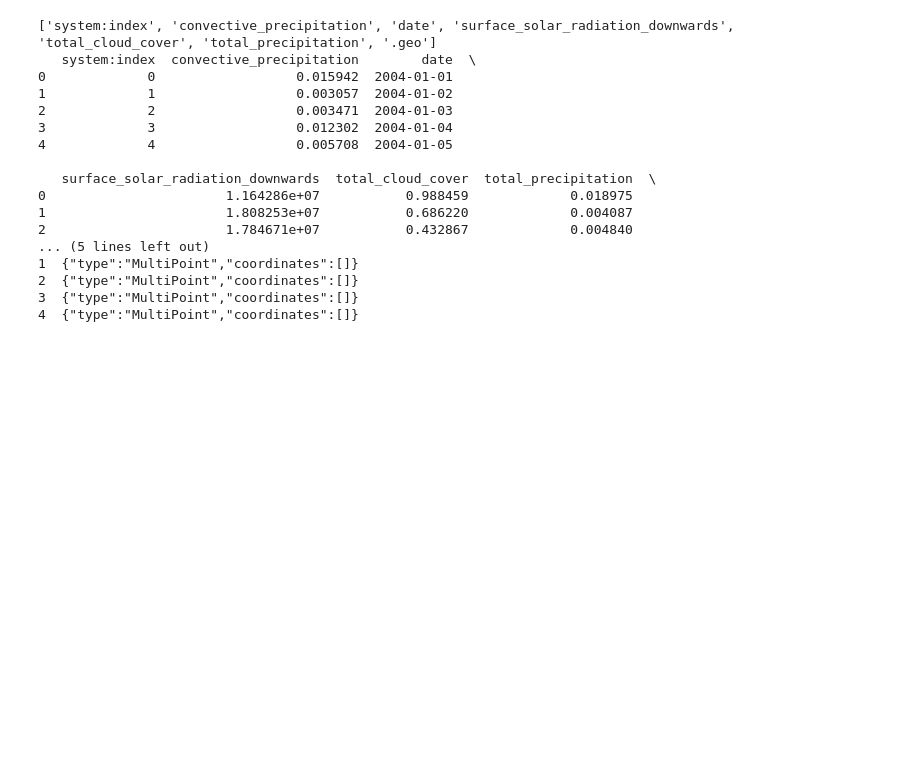
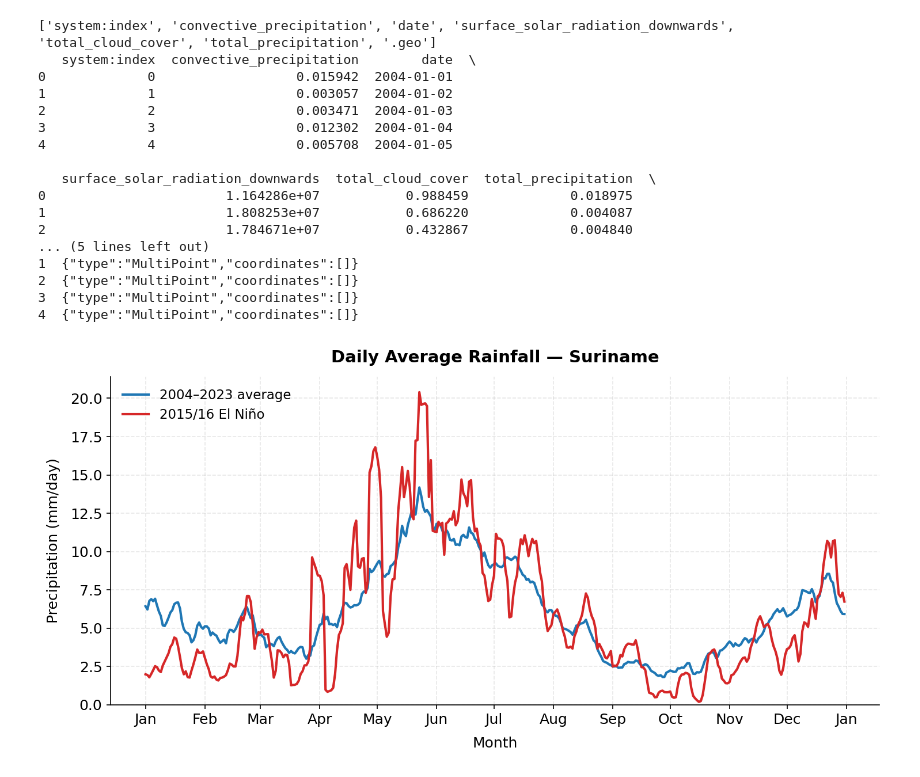
Before and after one commit to L1laBan3/Suriname-Mangrove-Project, a Jupyter notebook: InitialPlots.ipynb, the cells around one changed output. Cells and saved outputs as stored; diff of their text form; code cells hidden in the pictures; blank space fills up the shorter version.

Commit message:
Preliminary Plots

```diff
--- a/InitialPlots.ipynb
+++ b/InitialPlots.ipynb
@@ -56,3 +56,103 @@ print(df.head())
 2  {"type":"MultiPoint","coordinates":[]}
 3  {"type":"MultiPoint","coordinates":[]}
 4  {"type":"MultiPoint","coordinates":[]}
+# %%
+#Loading and Cleaning Data
+df = pd.read_csv("suriname_all_vars_2004_2023.csv")
+df['date'] = pd.to_datetime(df['date'])
+df['year'] = df['date'].dt.year
+df['month'] = df['date'].dt.month
+df['day'] = df['date'].dt.day
+df['month_day'] = df['date'].dt.strftime('%m-%d')
+
+#Unit Conversion
+df['precip_mm'] = df['total_precipitation'] * 1000
+df['convective_precip_mm'] = df['convective_precipitation'] * 1000
+df['ssrd_MJ_m2'] = df['surface_solar_radiation_downwards'] / 1e6
+df['cloud_cover_pct'] = df['total_cloud_cover'] * 100
+
+# Convective precipitation fraction (guard against divide-by-zero)
+df['convective_fraction'] = np.where(
+    df['precip_mm'] > 0.01,
+    df['convective_precip_mm'] / df['precip_mm'],
+    np.nan
+)
+
+#Split into climatology (all 20 years) and El Niño (2015+2016)
+climatology = df.groupby('month_day').agg({
+    'precip_mm': 'mean',
+    'ssrd_MJ_m2': 'mean',
+    'cloud_cover_pct': 'mean',
+    'convective_fraction': 'mean'
+}).reset_index()
+
+el_nino = df[df['year'].isin([2015, 2016])].groupby('month_day').agg({
+    'precip_mm': 'mean',
+    'ssrd_MJ_m2': 'mean',
+    'cloud_cover_pct': 'mean',
+    'convective_fraction': 'mean'
+}).reset_index()
+
+# Sort both by actual calendar order (month_day is a string, so sort via a dummy date)
+climatology['sort_key'] = pd.to_datetime('2020-' + climatology['month_day'], format='%Y-%m-%d')
+climatology = climatology.sort_values('sort_key')
+
+el_nino['sort_key'] = pd.to_datetime('2020-' + el_nino['month_day'], format='%Y-%m-%d')
+el_nino = el_nino.sort_values('sort_key')
+
+#Plot guide
+import matplotlib.pyplot as plt
+import matplotlib.dates as mdates
+
+plt.rcParams.update({
+    'font.size': 12,
+    'axes.titlesize': 14,
+    'axes.titleweight': 'bold',
+    'axes.labelsize': 12,
+    'legend.fontsize': 11,
+    'figure.dpi': 150
+})
+
+def smooth(series, window=7):
+    return series.rolling(window=window, center=True, min_periods=1).mean()
+
+def plot_variable(column, ylabel, title, filename, y_min=None):
+    fig, ax = plt.subplots(figsize=(10, 5))
+
+    ax.plot(climatology['sort_key'], smooth(climatology[column]),
+            color='#1f77b4', linewidth=2, label='2004–2023 average')
+    ax.plot(el_nino['sort_key'], smooth(el_nino[column]),
+            color='#d62728', linewidth=2, label='2015/16 El Niño')
+
+    ax.set_xlabel('Month', labelpad=8)
+    ax.set_ylabel(ylabel, labelpad=8)
+    ax.set_title(title, pad=12)
+
+    ax.xaxis.set_major_locator(mdates.MonthLocator())
+    ax.xaxis.set_major_formatter(mdates.DateFormatter('%b'))
+
+    ax.grid(True, alpha=0.3, linestyle='--')
+    ax.spines['top'].set_visible(False)
+    ax.spines['right'].set_visible(False)
+
+    if y_min is not None:
+        ax.set_ylim(bottom=y_min)
+
+    ax.legend(frameon=False, loc='upper left')
+    plt.tight_layout()
+    plt.savefig(filename, dpi=200, bbox_inches='tight')
+    plt.show()
+
+plot_variable('precip_mm', 'Precipitation (mm/day)',
+              'Daily Average Rainfall — Suriname', 'plot_rainfall.png', y_min=0)
+
+plot_variable('ssrd_MJ_m2', 'Solar Radiation (MJ/m²/day)',
+              'Daily Average SW Radiation — Suriname', 'plot_solar_radiation.png', y_min=0)
+
+plot_variable('cloud_cover_pct', 'Total Cloud Cover (%)',
+              'Daily Average Cloud Cover — Suriname', 'plot_cloud_cover.png', y_min=0)
+
+plot_variable('convective_fraction', 'Convective Precipitation Fraction',
+              'Convective Precipitation Likelihood — Suriname', 'plot_convective_fraction.png')
+# %% [output]
+[figure, added]
```
Also changed, not shown: parts of 1 cell of this notebook, 8 other files.
